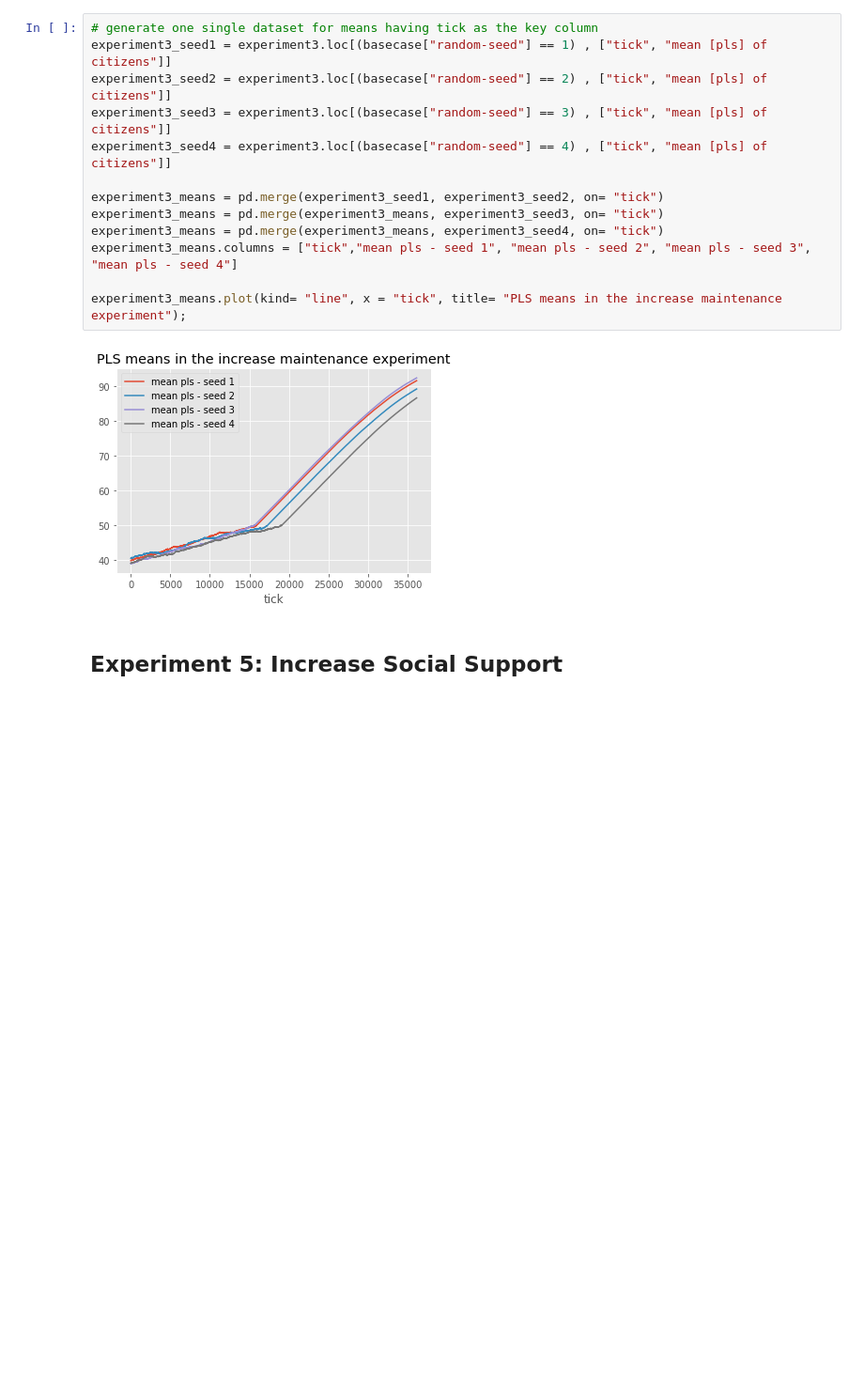
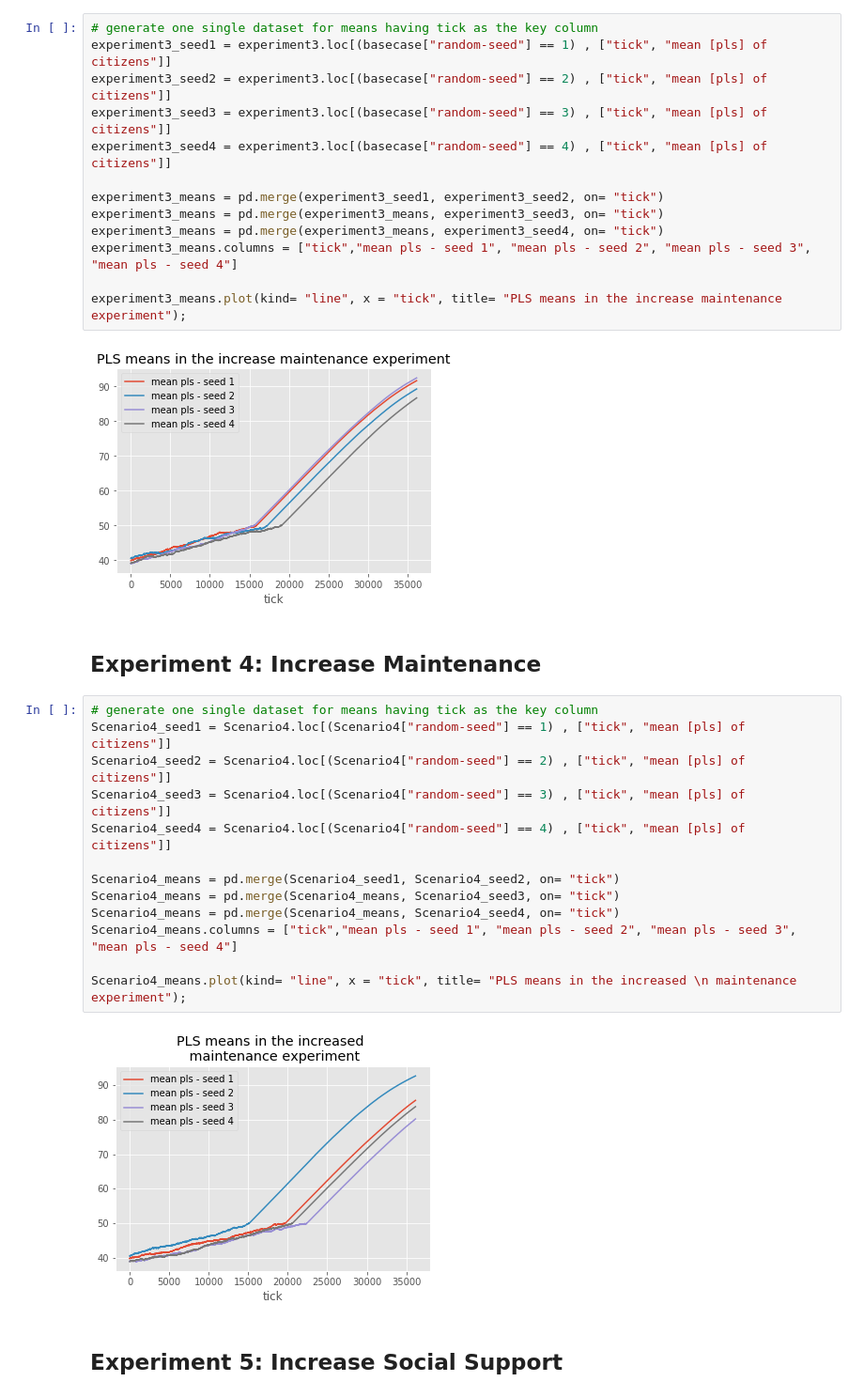
Before and after one commit to herzogrh/SEN1211-Agent-based-modelling, a Jupyter notebook: Model/Experiment_analysis.ipynb, the cells around one changed output. Shown: that part at 94% size. Drawn from its saved outputs; the diff is of its cells as text; blank space fills up the shorter version.

```diff
--- a/Model/Experiment_analysis.ipynb
+++ b/Model/Experiment_analysis.ipynb
@@ -257,6 +285,23 @@ experiment3_means.columns = ["tick","mean pls - seed 1", "mean pls - seed 2", "m
 experiment3_means.plot(kind= "line", x = "tick", title= "PLS means in the increase maintenance experiment");
 # %% [output]
 [figure]
+# %% [markdown]
+## Experiment 4: Increase Maintenance
+# %%
+# generate one single dataset for means having tick as the key column
+Scenario4_seed1 = Scenario4.loc[(Scenario4["random-seed"] == 1) , ["tick", "mean [pls] of citizens"]]
+Scenario4_seed2 = Scenario4.loc[(Scenario4["random-seed"] == 2) , ["tick", "mean [pls] of citizens"]]
+Scenario4_seed3 = Scenario4.loc[(Scenario4["random-seed"] == 3) , ["tick", "mean [pls] of citizens"]]
+Scenario4_seed4 = Scenario4.loc[(Scenario4["random-seed"] == 4) , ["tick", "mean [pls] of citizens"]]
+
+Scenario4_means = pd.merge(Scenario4_seed1, Scenario4_seed2, on= "tick")
+Scenario4_means = pd.merge(Scenario4_means, Scenario4_seed3, on= "tick")
+Scenario4_means = pd.merge(Scenario4_means, Scenario4_seed4, on= "tick")
+Scenario4_means.columns = ["tick","mean pls - seed 1", "mean pls - seed 2", "mean pls - seed 3", "mean pls - seed 4"]
+
+Scenario4_means.plot(kind= "line", x = "tick", title= "PLS means in the increased \n maintenance experiment");
+# %% [output]
+[figure, added]
 # %% [markdown]
 ## Experiment 5: Increase Social Support
 # %%
```
Also changed, not shown: parts of 3 cells of this notebook.
